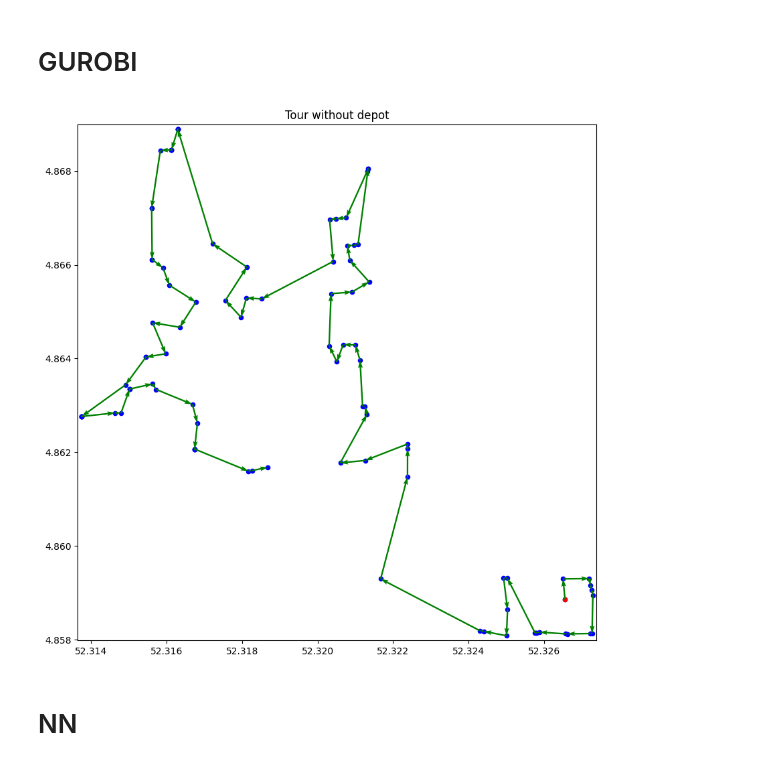
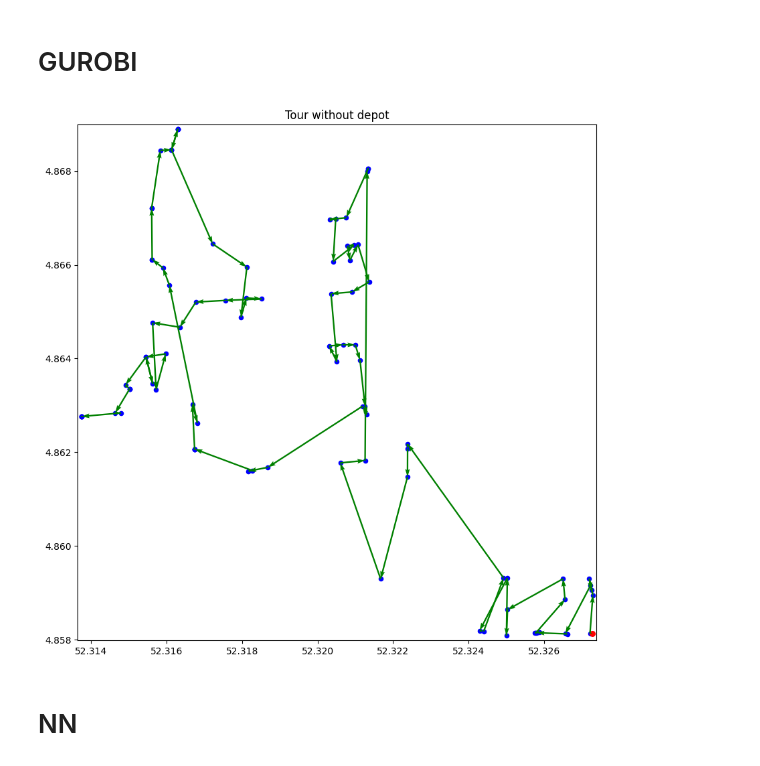
Before and after one commit to i6213546/attention-learn-to-route, a Jupyter notebook: outputs/tsp_100/plot_TSP_tour.ipynb, the cells around one changed output. Cells and saved outputs as stored; diff of their text form; code cells hidden in the pictures.

```diff
--- a/outputs/tsp_100/plot_TSP_tour.ipynb
+++ b/outputs/tsp_100/plot_TSP_tour.ipynb
@@ -81,18 +81,18 @@ plt.show()
 # %% [markdown]
 # GUROBI
 # %%
-with open('gurobi/test_solution.pkl', 'rb') as f:
+with open('gurobi/test_solution_as.pkl', 'rb') as f:
     tours = pickle.load(f)
 idx = 1
 loca_set  = location[idx][tours[idx]][1:]
 tour      = range(99)
 c = 'black'
 fig, axs = plt.subplots(figsize=(10, 10))
 #ax1, ax2 = axs[0], axs[1]
 plot_tsp(loca_set, tour, axs, arrow_color=c, depot=False)
 plt.show()
 # %% [output]
-[figure, old version]
+[figure, new version]
 # %% [markdown]
 # NN
 # %%
```
Also changed, not shown: parts of 1 cell of this notebook, 2 other files.
